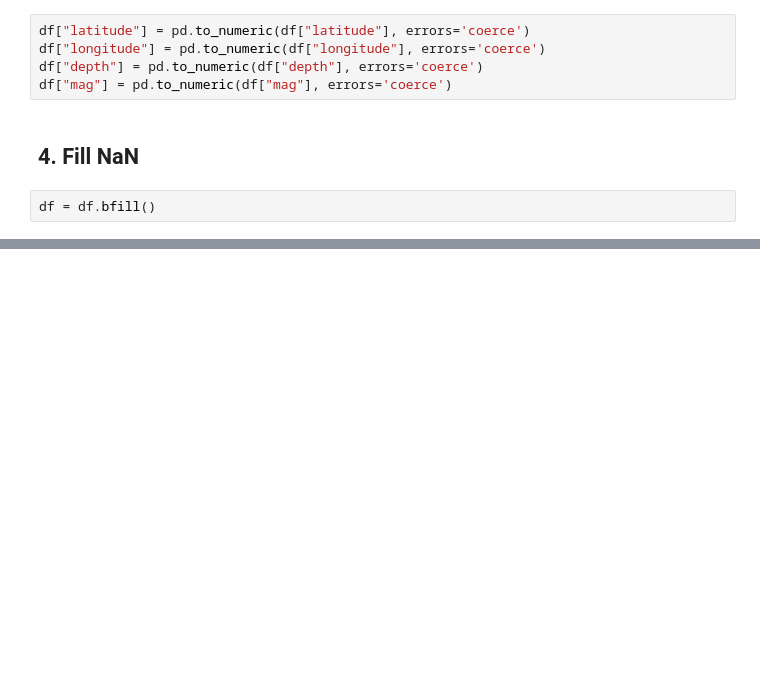
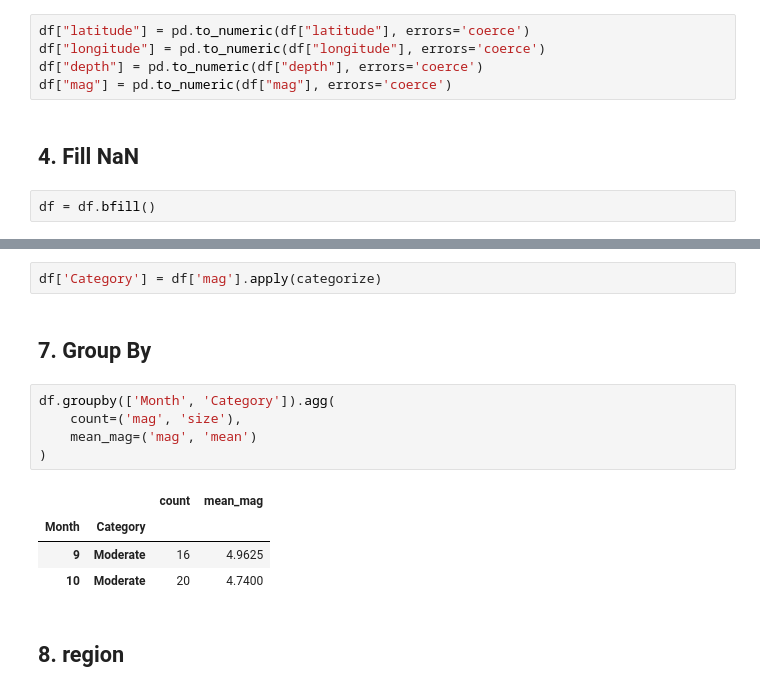
Before and after one commit to pouryaamarloo/Earthquake-analysis-in-Japan, a Jupyter notebook: preprocessing.ipynb, the cells around one changed output, grey strips where cells are left out. Drawn from its saved outputs; the diff is of its cells as text; blank space fills up the shorter version.

```diff
--- a/preprocessing.ipynb
+++ b/preprocessing.ipynb
@@ -65,0 +80,16 @@ df = df.bfill()
+# %%
+df['Category'] = df['mag'].apply(categorize)
+# %% [markdown]
+## 7. Group By
+# %%
+df.groupby(['Month', 'Category']).agg(
+    count=('mag', 'size'),
+    mean_mag=('mag', 'mean')
+)
+# %% [output]
+|  |  | count | mean_mag |
+| Month | Category |  |  |
+| 9 | Moderate | 16 | 4.9625 |
+| 10 | Moderate | 20 | 4.7400 |
+# %% [markdown]
+## 8. region
```
Also changed, not shown: parts of 12 cells of this notebook.
